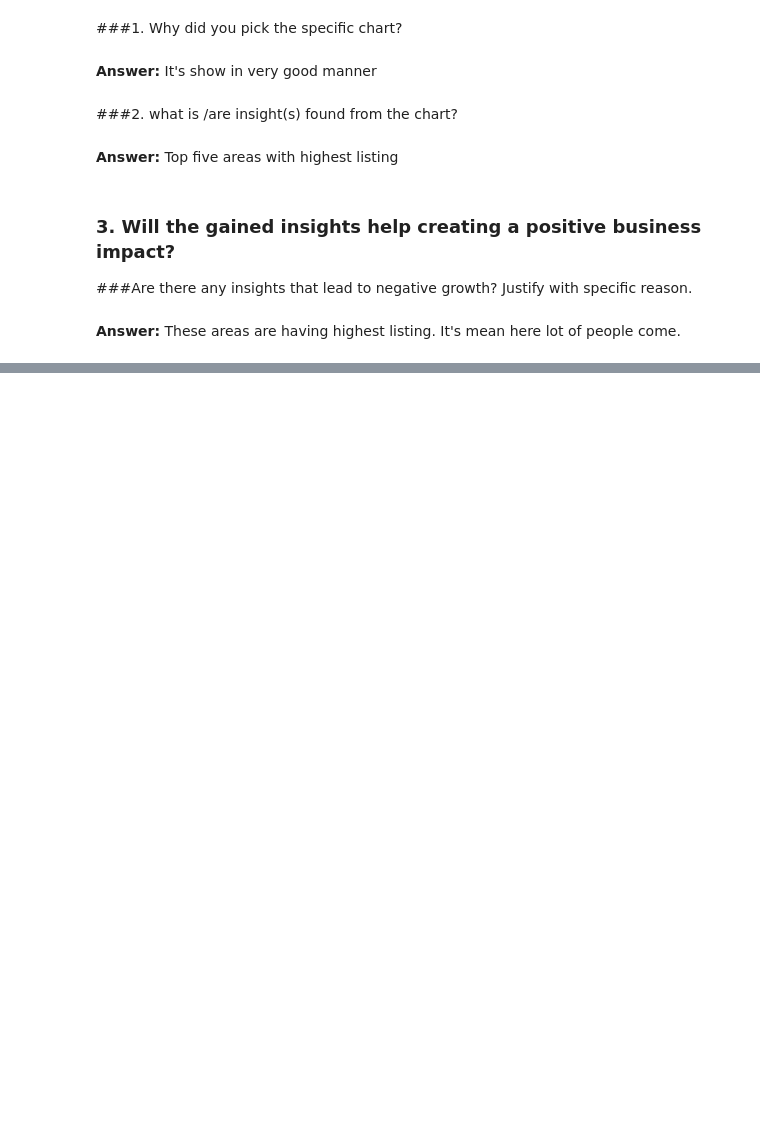
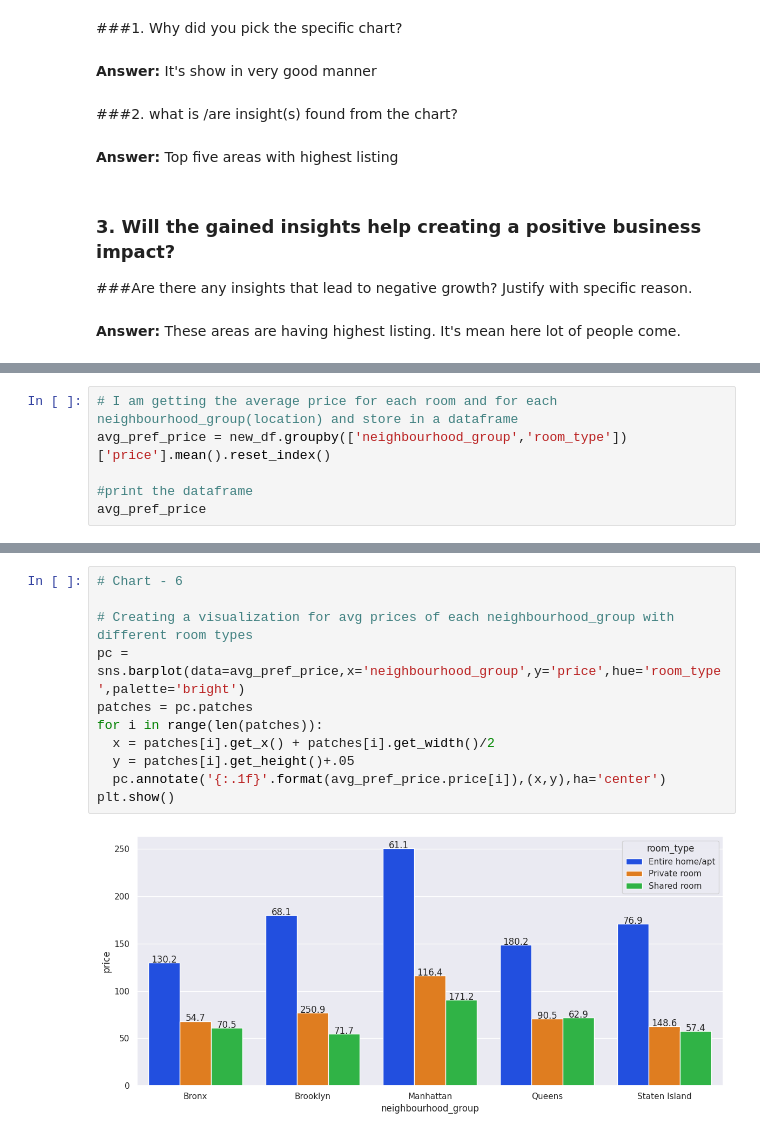
Before and after one commit to David-Kumawat/Capstone_Project-AirBnb_Bookings_Analysis, a Jupyter notebook: Capstone_EDA_Project_AirBnb_Bookings_Analysis.ipynb, the cells around one changed output, grey strips where cells are left out. Drawn from its saved outputs; the diff is of its cells as text; blank space fills up the shorter version.

```diff
--- a/Capstone_EDA_Project_AirBnb_Bookings_Analysis.ipynb
+++ b/Capstone_EDA_Project_AirBnb_Bookings_Analysis.ipynb
@@ -551,0 +557,6 @@ plt.show()
+# %%
+# I am getting the average price for each room and for each neighbourhood_group(location) and store in a dataframe
+avg_pref_price = new_df.groupby(['neighbourhood_group','room_type'])['price'].mean().reset_index()
+
+#print the dataframe
+avg_pref_price
@@ -551,0 +580,13 @@ plt.show()
+# %%
+# Chart - 6
+
+# Creating a visualization for avg prices of each neighbourhood_group with different room types
+pc = sns.barplot(data=avg_pref_price,x='neighbourhood_group',y='price',hue='room_type',palette='bright')
+patches = pc.patches
+for i in range(len(patches)):
+  x = patches[i].get_x() + patches[i].get_width()/2
+  y = patches[i].get_height()+.05
+  pc.annotate('{:.1f}'.format(avg_pref_price.price[i]),(x,y),ha='center')
+plt.show()
+# %% [output]
+[figure, added]
```
Also changed, not shown: parts of 42 cells of this notebook.
